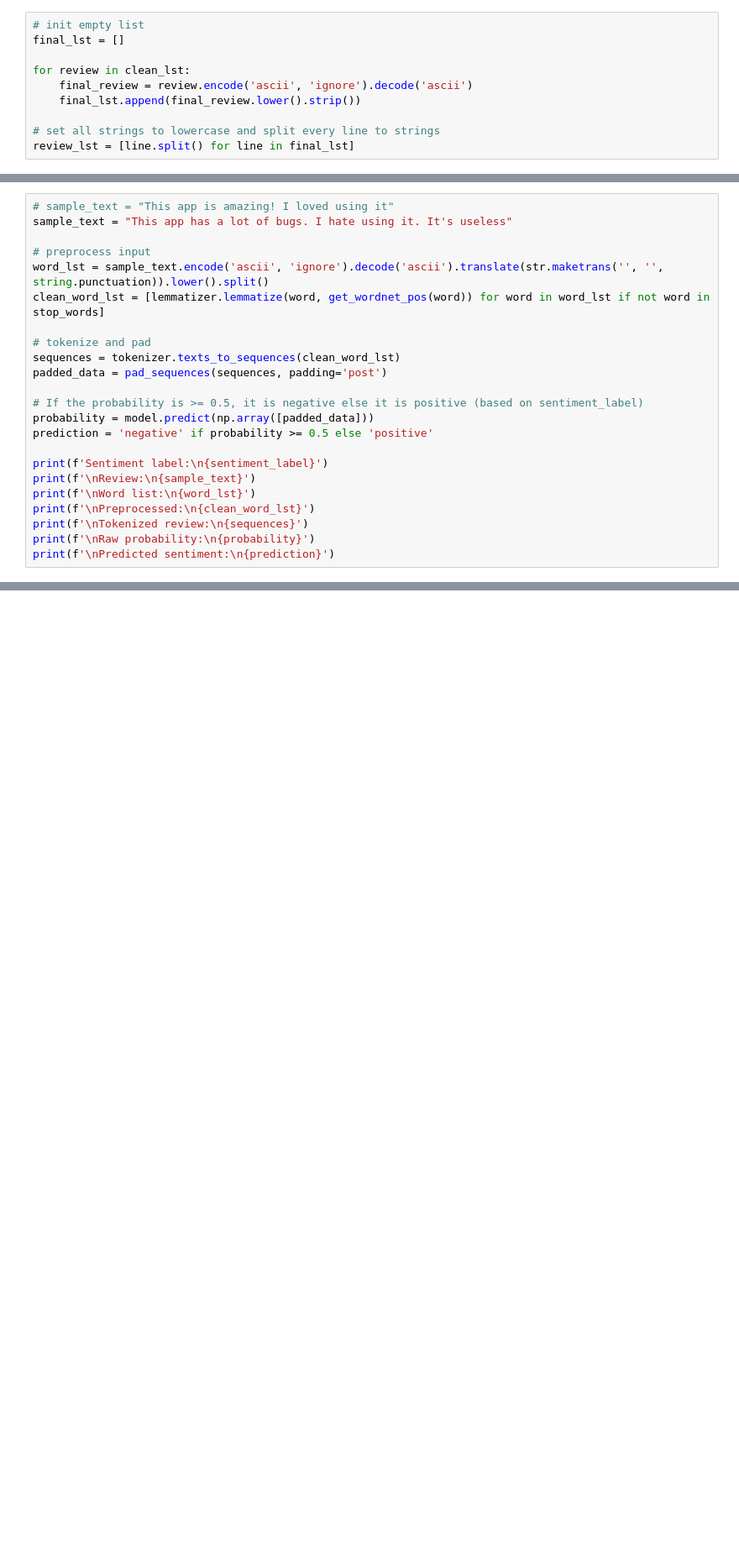
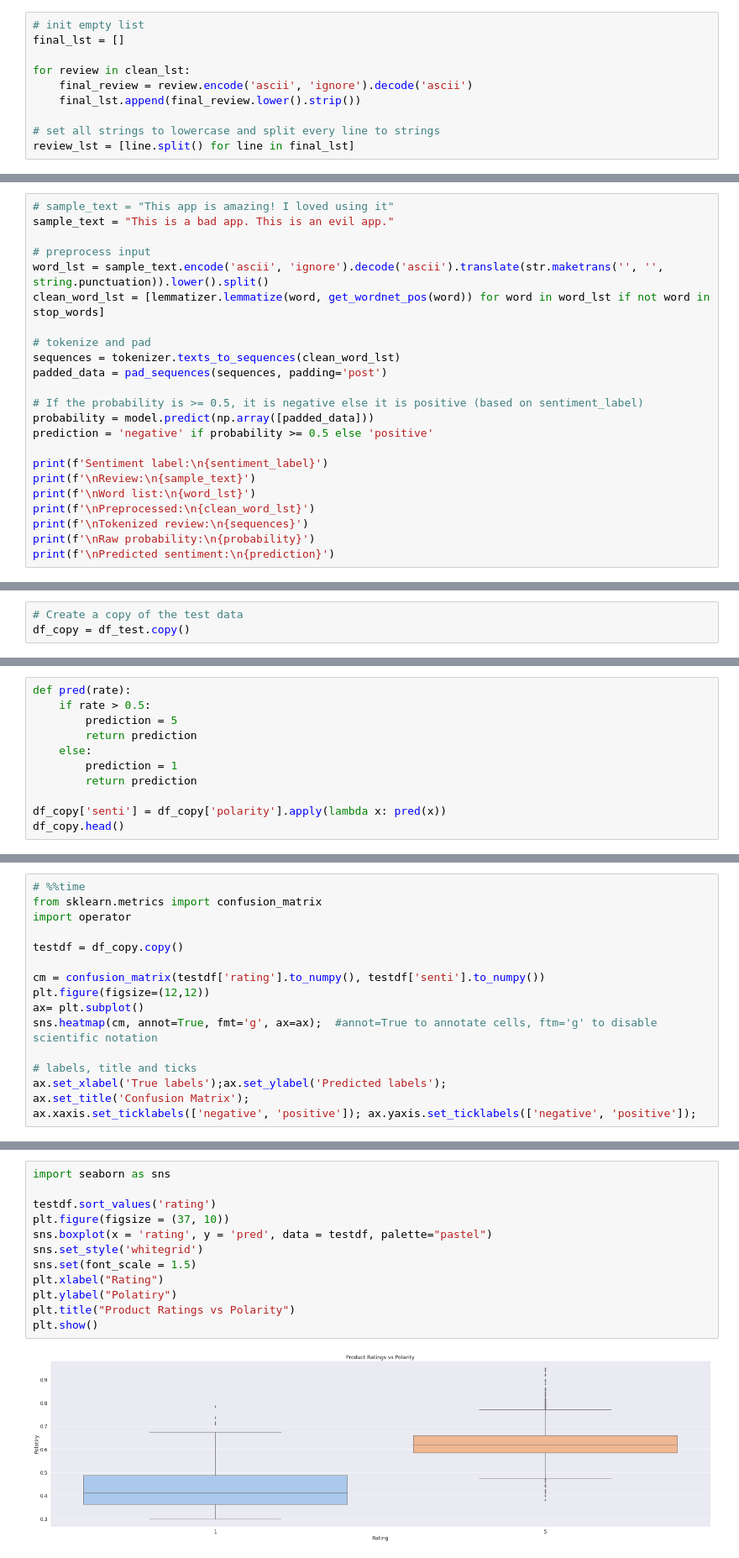
Before and after one commit to kentregs/mynt-cadetship-final-capstone-project-repo, a Jupyter notebook: [5] LSTM_sentiment_analysis.ipynb, the cells around one changed output, grey strips where cells are left out. Shown: that part at 84% size. Cells and saved outputs as stored; diff of their text form; blank space fills up the shorter version.

```diff
--- a/[5] LSTM_sentiment_analysis.ipynb
+++ b/[5] LSTM_sentiment_analysis.ipynb
@@ -444,6 +384,6 @@ plt.show()
 # %%
 # sample_text = "This app is amazing! I loved using it"
-sample_text = "This app has a lot of bugs. I hate using it. It's useless"
+sample_text = "This is a bad app. This is an evil app."
 
 # preprocess input
 word_lst = sample_text.encode('ascii', 'ignore').decode('ascii').translate(str.maketrans('', '', string.punctuation)).lower().split()
@@ -487,0 +456,3 @@ negative
+# %%
+# Create a copy of the test data
+df_copy = df_test.copy()
@@ -487,0 +504,11 @@ negative
+# %%
+def pred(rate):
+    if rate > 0.5:
+        prediction = 5
+        return prediction
+    else:
+        prediction = 1
+        return prediction
+
+df_copy['senti'] = df_copy['polarity'].apply(lambda x: pred(x))
+df_copy.head()
@@ -487,0 +526,16 @@ negative
+# %%
+# %%time
+from sklearn.metrics import confusion_matrix
+import operator
+
+testdf = df_copy.copy()
+
+cm = confusion_matrix(testdf['rating'].to_numpy(), testdf['senti'].to_numpy())
+plt.figure(figsize=(12,12))
+ax= plt.subplot()
+sns.heatmap(cm, annot=True, fmt='g', ax=ax);  #annot=True to annotate cells, ftm='g' to disable scientific notation
+
+# labels, title and ticks
+ax.set_xlabel('True labels');ax.set_ylabel('Predicted labels');
+ax.set_title('Confusion Matrix');
+ax.xaxis.set_ticklabels(['negative', 'positive']); ax.yaxis.set_ticklabels(['negative', 'positive']);
@@ -487,0 +544,14 @@ negative
+# %%
+import seaborn as sns
+
+testdf.sort_values('rating')
+plt.figure(figsize = (37, 10))
+sns.boxplot(x = 'rating', y = 'pred', data = testdf, palette="pastel")
+sns.set_style('whitegrid')
+sns.set(font_scale = 1.5)
+plt.xlabel("Rating")
+plt.ylabel("Polatiry")
+plt.title("Product Ratings vs Polarity")
+plt.show()
+# %% [output]
+[figure, added]
```
Also changed, not shown: parts of 61 cells of this notebook, 1 other file.
